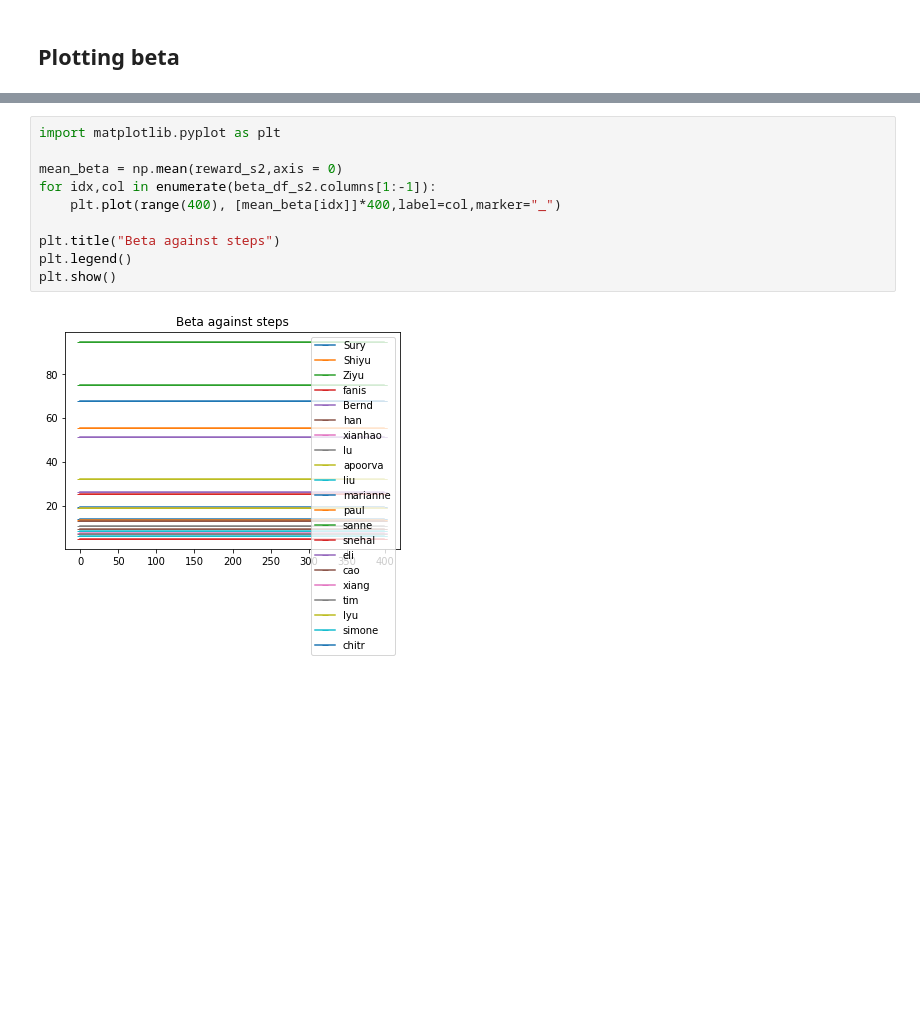
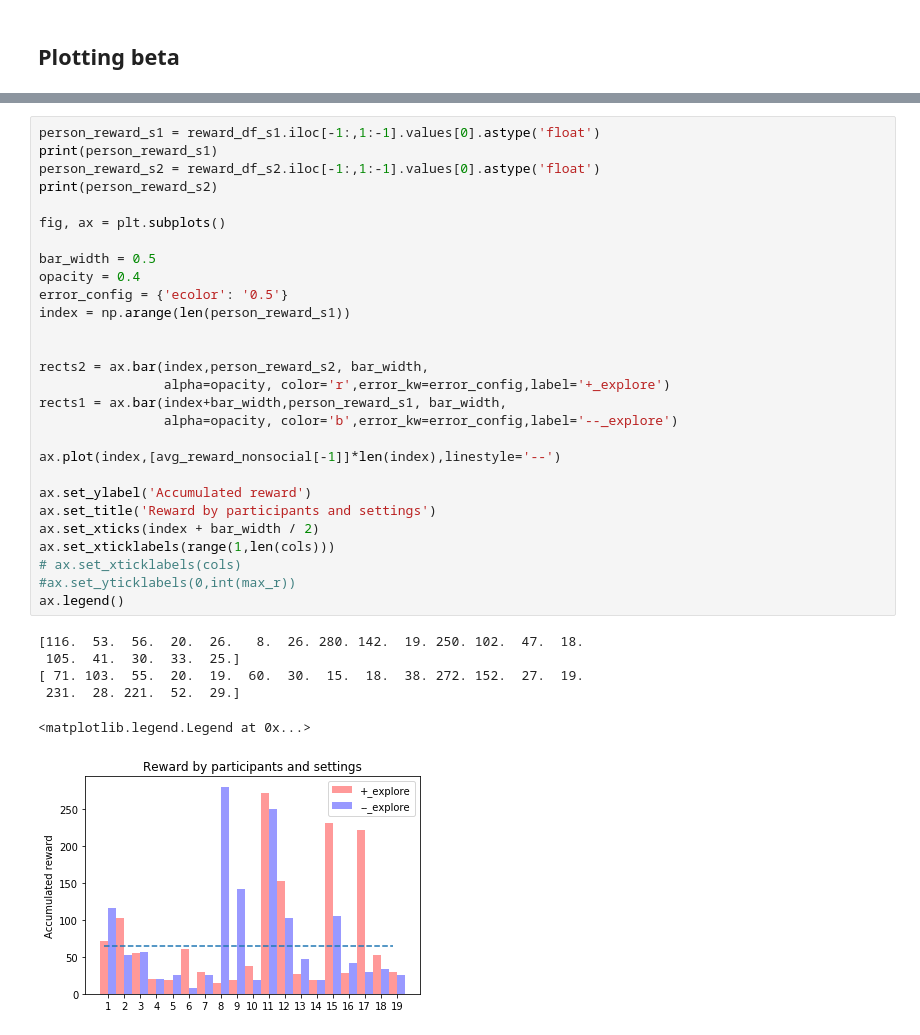
Before and after one commit to evil-scientist/Emotions-in-RL, a Jupyter notebook: logs/Plot Results.ipynb, the cells around one changed output, grey strips where cells are left out. Drawn from its saved outputs; the diff is of its cells as text; blank space fills up the shorter version.

```diff
--- a/logs/Plot Results.ipynb
+++ b/logs/Plot Results.ipynb
@@ -217,12 +228,35 @@ plt.show()
-# %%
-import matplotlib.pyplot as plt
-
-mean_beta = np.mean(reward_s2,axis = 0)
-for idx,col in enumerate(beta_df_s2.columns[1:-1]):
-    plt.plot(range(400), [mean_beta[idx]]*400,label=col,marker="_")
-
-plt.title("Beta against steps")
-plt.legend()
-plt.show()
-# %% [output]
-[figure, removed]
+# %%
+person_reward_s1 = reward_df_s1.iloc[-1:,1:-1].values[0].astype('float')
+print(person_reward_s1)
+person_reward_s2 = reward_df_s2.iloc[-1:,1:-1].values[0].astype('float')
+print(person_reward_s2)
+
+fig, ax = plt.subplots()
+
+bar_width = 0.5
+opacity = 0.4
+error_config = {'ecolor': '0.5'}
+index = np.arange(len(person_reward_s1))
+
+
+rects2 = ax.bar(index,person_reward_s2, bar_width,
+                alpha=opacity, color='r',error_kw=error_config,label='+_explore')
+rects1 = ax.bar(index+bar_width,person_reward_s1, bar_width,
+                alpha=opacity, color='b',error_kw=error_config,label='--_explore')
+
+ax.plot(index,[avg_reward_nonsocial[-1]]*len(index),linestyle='--')
+
+ax.set_ylabel('Accumulated reward')
+ax.set_title('Reward by participants and settings')
+ax.set_xticks(index + bar_width / 2)
+ax.set_xticklabels(range(1,len(cols)))
+# ax.set_xticklabels(cols)
+#ax.set_yticklabels(0,int(max_r))
+ax.legend()
+# %% [output]
+[116.  53.  56.  20.  26.   8.  26. 280. 142.  19. 250. 102.  47.  18.
+ 105.  41.  30.  33.  25.]
+[ 71. 103.  55.  20.  19.  60.  30.  15.  18.  38. 272. 152.  27.  19.
+ 231.  28. 221.  52.  29.]
+<matplotlib.legend.Legend at 0x...>
+[figure, added]
```
Also changed, not shown: parts of 7 cells of this notebook, 6 other files.
